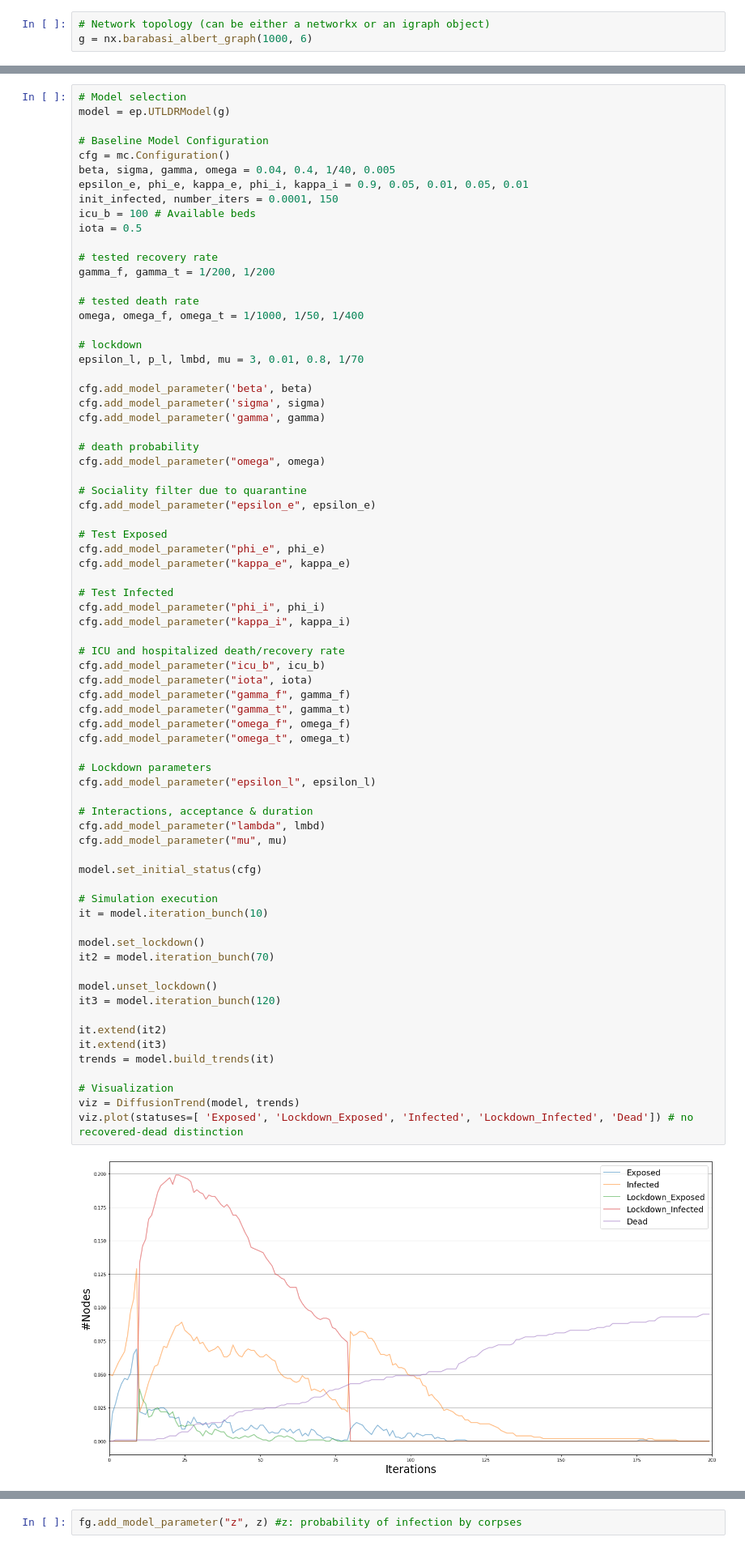
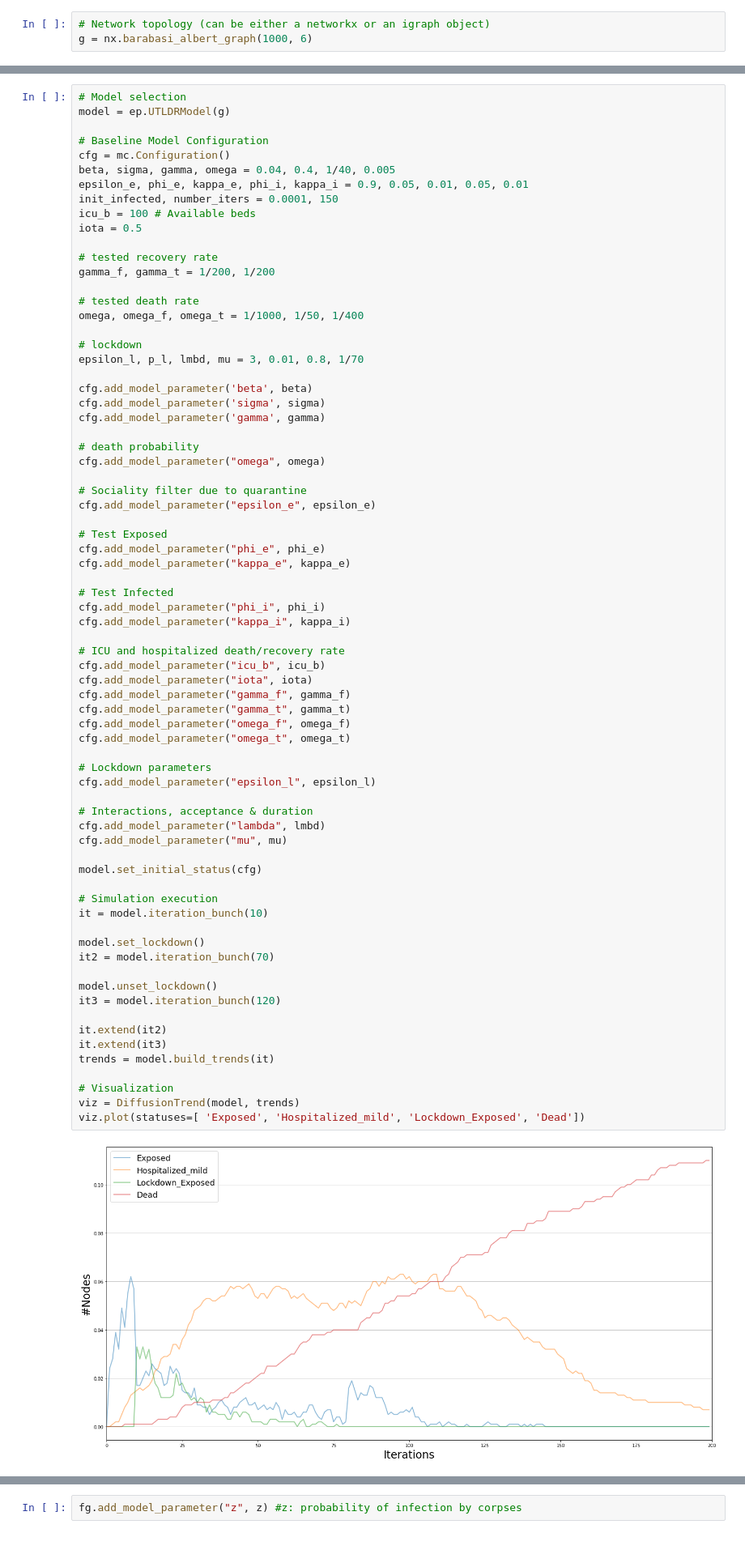
Before and after one commit to KDDComplexNetworkAnalysis/UTLDR, a Jupyter notebook: UTLDR_intro.ipynb, the cells around one changed output, grey strips where cells are left out. Shown: that part at 81% size. Drawn from its saved outputs; the diff is of its cells as text.

```diff
--- a/UTLDR_intro.ipynb
+++ b/UTLDR_intro.ipynb
@@ -325,32 +379,32 @@ cfg.add_model_parameter("iota", iota)
 cfg.add_model_parameter("gamma_f", gamma_f)
 cfg.add_model_parameter("gamma_t", gamma_t)
 cfg.add_model_parameter("omega_f", omega_f)
 cfg.add_model_parameter("omega_t", omega_t)
 
 # Lockdown parameters
 cfg.add_model_parameter("epsilon_l", epsilon_l)
 
 # Interactions, acceptance & duration
 cfg.add_model_parameter("lambda", lmbd)
 cfg.add_model_parameter("mu", mu)
 
 model.set_initial_status(cfg)
 
 # Simulation execution
 it = model.iteration_bunch(10)
 
 model.set_lockdown()
 it2 = model.iteration_bunch(70)
 
 model.unset_lockdown()
 it3 = model.iteration_bunch(120)
 
 it.extend(it2)
 it.extend(it3)
 trends = model.build_trends(it)
 
 # Visualization
 viz = DiffusionTrend(model, trends)
-viz.plot(statuses=[ 'Exposed', 'Lockdown_Exposed', 'Infected', 'Lockdown_Infected', 'Dead']) # no recovered-dead distinction
+viz.plot(statuses=[ 'Exposed', 'Hospitalized_mild', 'Lockdown_Exposed', 'Dead'])
 # %% [output]
-[figure, old version]
+[figure, new version]
```
Also changed, not shown: parts of 19 cells of this notebook.
